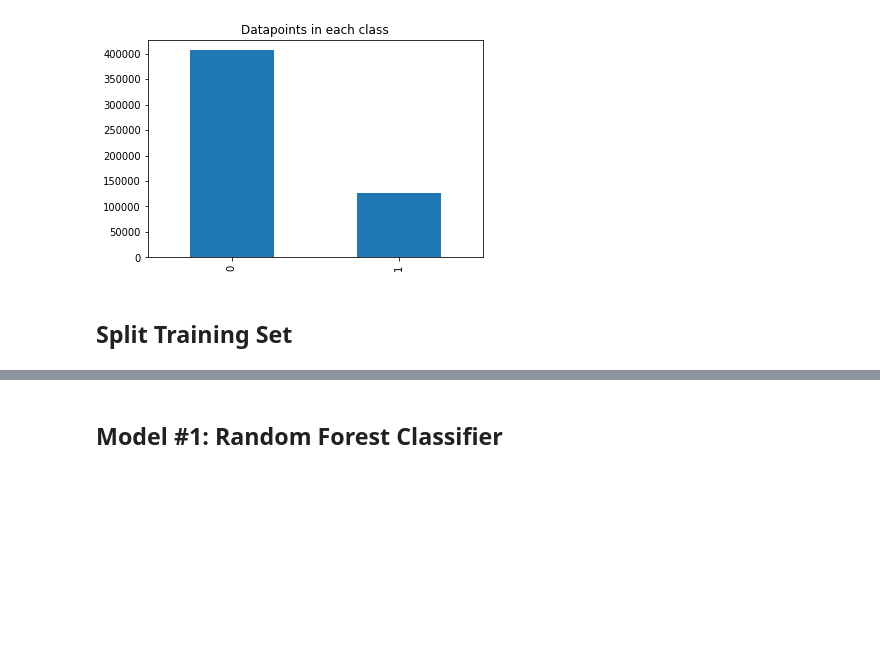
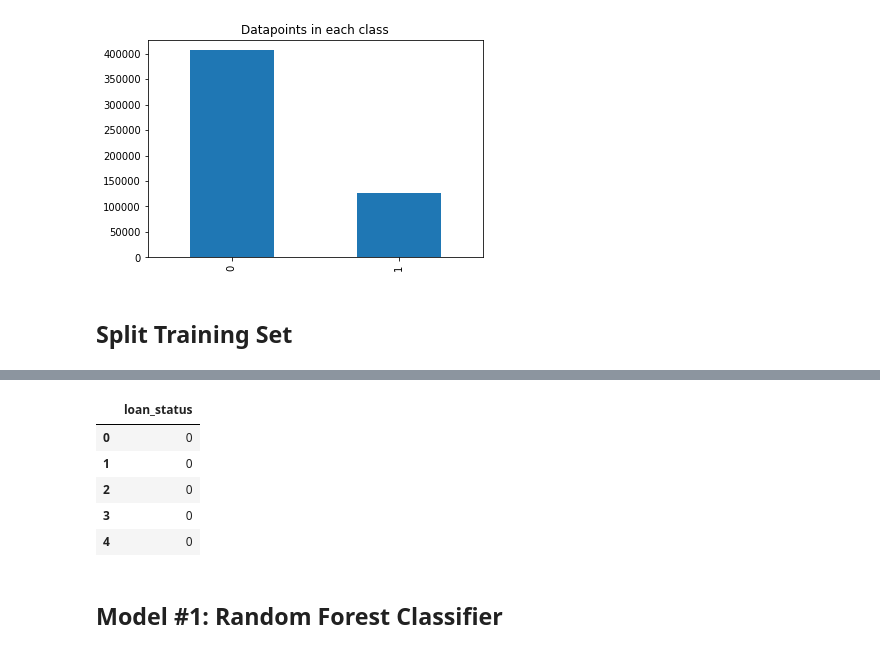
Before and after one commit to Lplenka/DS_NN, a Jupyter notebook: MLchallenge1@hackerearth/Bank-Indessa/1. First Dive with Random Forest.ipynb, the cells around one changed output, grey strips where cells are left out. Saved outputs shown, nothing was run; the diff lists cells and outputs as text; code cells hidden in the pictures; blank space fills up the shorter version.

```diff
--- a/MLchallenge1@hackerearth/Bank-Indessa/1. First Dive with Random Forest.ipynb
+++ b/MLchallenge1@hackerearth/Bank-Indessa/1. First Dive with Random Forest.ipynb
@@ -287,3 +296,12 @@ Y_test = data[data['loan_status'] >= 0].iloc[split:,-1:]
+# %%
+Y_train[:5]
+# %% [output]
+|  | loan_status |
+| 0 | 0 |
+| 1 | 0 |
+| 2 | 0 |
+| 3 | 0 |
+| 4 | 0 |
 # %% [markdown]
 ## Model #1: Random Forest Classifier
 # %%
```
Also changed, not shown: parts of 6 cells of this notebook.
